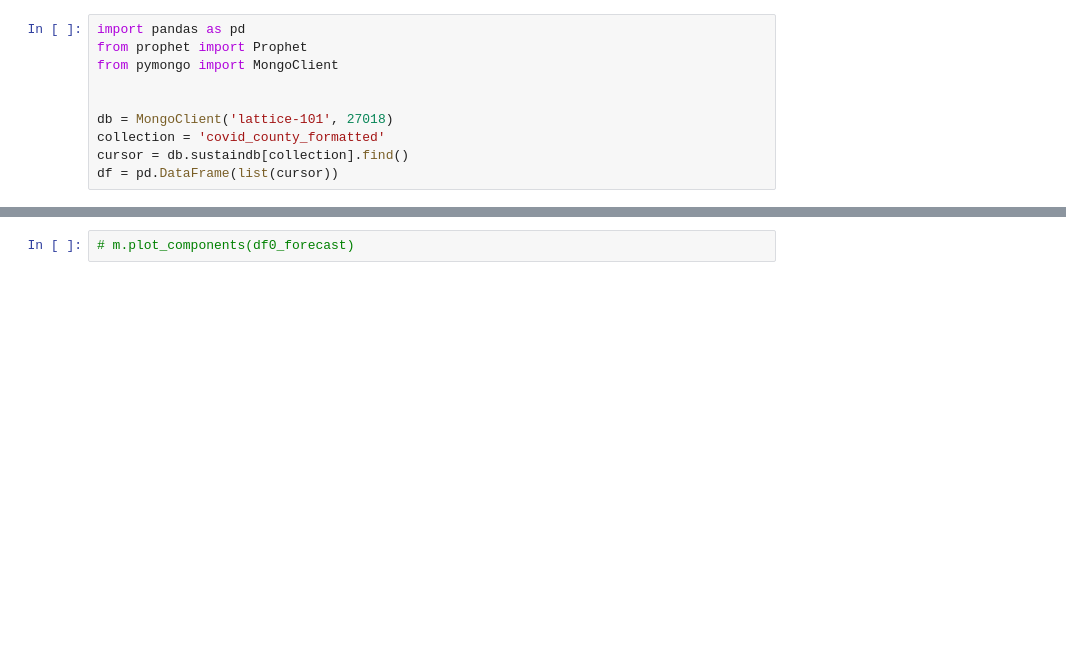
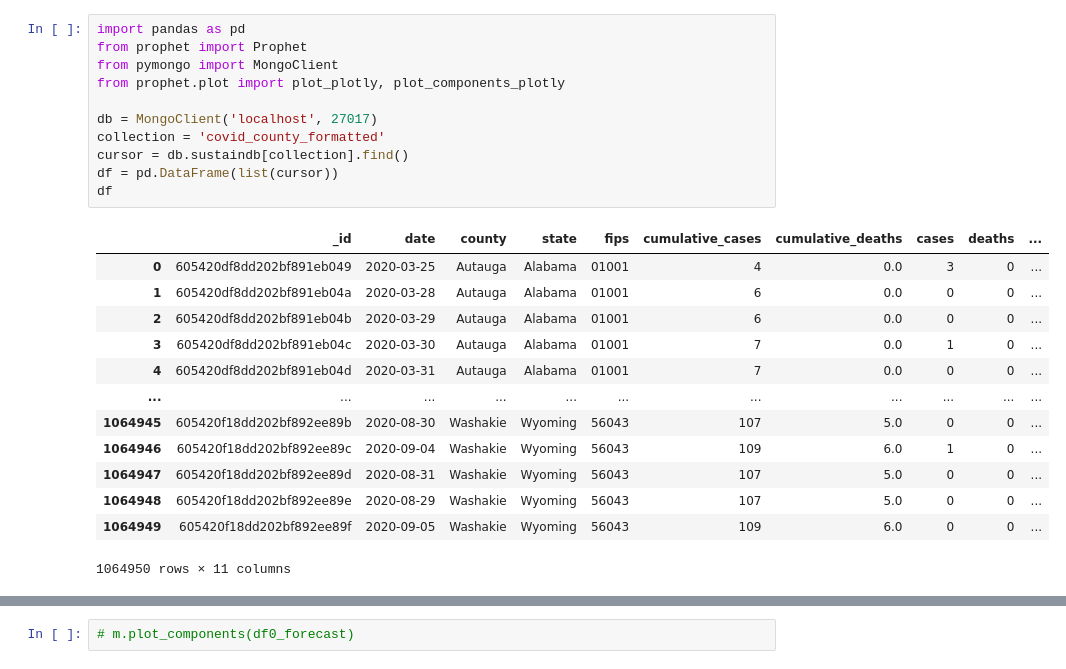
Before and after one commit to menuka94/sustain-timeseries, a Jupyter notebook: Time Series Forecasting.ipynb, the cells around one changed output, grey strips where cells are left out. Drawn from its saved outputs; the diff is of its cells as text; blank space fills up the shorter version.

```diff
--- a/Time Series Forecasting.ipynb
+++ b/Time Series Forecasting.ipynb
@@ -1,13 +1,28 @@
 # %%
 import pandas as pd
 from prophet import Prophet
 from pymongo import MongoClient
+from prophet.plot import plot_plotly, plot_components_plotly
 
-
-db = MongoClient('lattice-101', 27018)
+db = MongoClient('localhost', 27017)
 collection = 'covid_county_formatted'
 cursor = db.sustaindb[collection].find()
 df = pd.DataFrame(list(cursor))
+df
+# %% [output]
+|  | _id | date | county | state | fips | cumulative_cases | cumulative_deaths | cases | deaths | ... |
+| 0 | 605420df8dd202bf891eb049 | 2020-03-25 | Autauga | Alabama | 01001 | 4 | 0.0 | 3 | 0 | ... |
+| 1 | 605420df8dd202bf891eb04a | 2020-03-28 | Autauga | Alabama | 01001 | 6 | 0.0 | 0 | 0 | ... |
+| 2 | 605420df8dd202bf891eb04b | 2020-03-29 | Autauga | Alabama | 01001 | 6 | 0.0 | 0 | 0 | ... |
+| 3 | 605420df8dd202bf891eb04c | 2020-03-30 | Autauga | Alabama | 01001 | 7 | 0.0 | 1 | 0 | ... |
+| 4 | 605420df8dd202bf891eb04d | 2020-03-31 | Autauga | Alabama | 01001 | 7 | 0.0 | 0 | 0 | ... |
+| ... | ... | ... | ... | ... | ... | ... | ... | ... | ... | ... |
+| 1064945 | 605420f18dd202bf892ee89b | 2020-08-30 | Washakie | Wyoming | 56043 | 107 | 5.0 | 0 | 0 | ... |
+| 1064946 | 605420f18dd202bf892ee89c | 2020-09-04 | Washakie | Wyoming | 56043 | 109 | 6.0 | 1 | 0 | ... |
+| 1064947 | 605420f18dd202bf892ee89d | 2020-08-31 | Washakie | Wyoming | 56043 | 107 | 5.0 | 0 | 0 | ... |
+| 1064948 | 605420f18dd202bf892ee89e | 2020-08-29 | Washakie | Wyoming | 56043 | 107 | 5.0 | 0 | 0 | ... |
+| 1064949 | 605420f18dd202bf892ee89f | 2020-09-05 | Washakie | Wyoming | 56043 | 109 | 6.0 | 0 | 0 | ... |
+1064950 rows × 11 columns
 # %%
 df = df[["date", "GISJOIN", "cases", "deaths"]]
 
```
Also changed, not shown: parts of 7 cells of this notebook, 9 other files.
